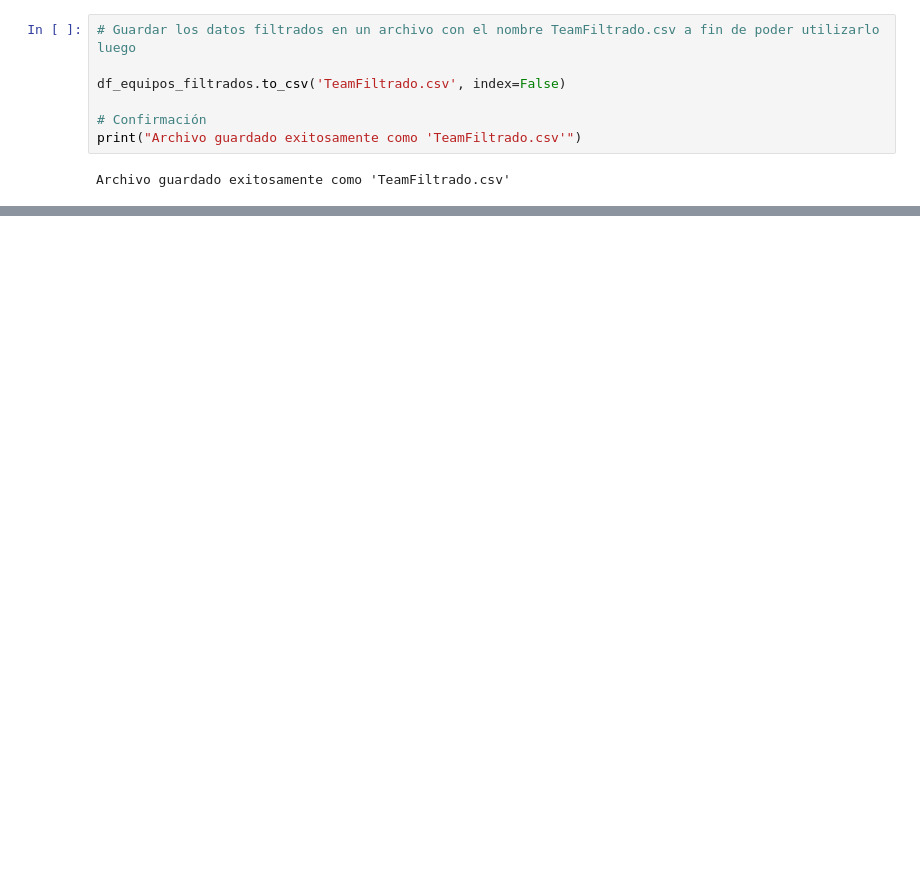
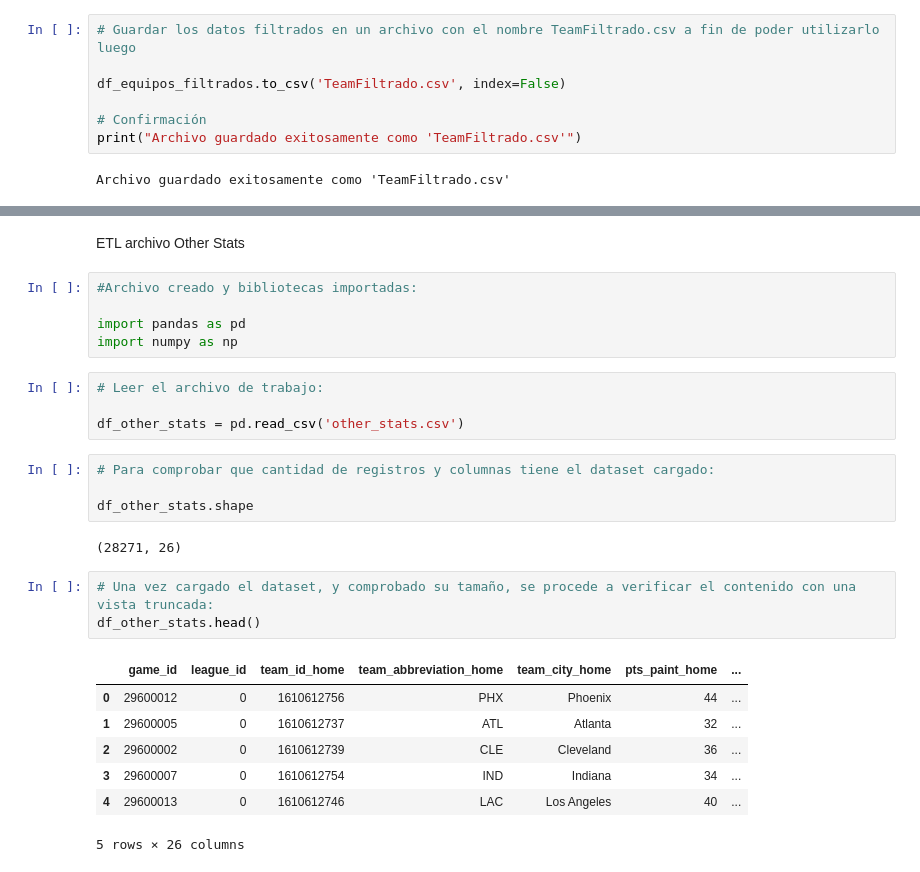
Before and after one commit to Gabriel-Sanmartino/Moneyball-NBA-Valor-y-Eficiencia, a Jupyter notebook: ETL.ipynb, the cells around one changed output, grey strips where cells are left out. Drawn from its saved outputs; the diff is of its cells as text; blank space fills up the shorter version.

```diff
--- a/ETL.ipynb
+++ b/ETL.ipynb
@@ -51,0 +104,28 @@ Archivo guardado exitosamente como 'TeamFiltrado.csv'
+# %% [markdown]
+ETL archivo Other Stats
+# %%
+#Archivo creado y bibliotecas importadas:
+
+import pandas as pd
+import numpy as np
+# %%
+# Leer el archivo de trabajo:
+
+df_other_stats = pd.read_csv('other_stats.csv')
+# %%
+# Para comprobar que cantidad de registros y columnas tiene el dataset cargado:
+
+df_other_stats.shape
+# %% [output]
+(28271, 26)
+# %%
+# Una vez cargado el dataset, y comprobado su tamaño, se procede a verificar el contenido con una vista truncada:
+df_other_stats.head()
+# %% [output]
+|  | game_id | league_id | team_id_home | team_abbreviation_home | team_city_home | pts_paint_home | ... |
+| 0 | 29600012 | 0 | 1610612756 | PHX | Phoenix | 44 | ... |
+| 1 | 29600005 | 0 | 1610612737 | ATL | Atlanta | 32 | ... |
+| 2 | 29600002 | 0 | 1610612739 | CLE | Cleveland | 36 | ... |
+| 3 | 29600007 | 0 | 1610612754 | IND | Indiana | 34 | ... |
+| 4 | 29600013 | 0 | 1610612746 | LAC | Los Angeles | 40 | ... |
+5 rows × 26 columns
```
Also changed, not shown: parts of 31 cells of this notebook.
